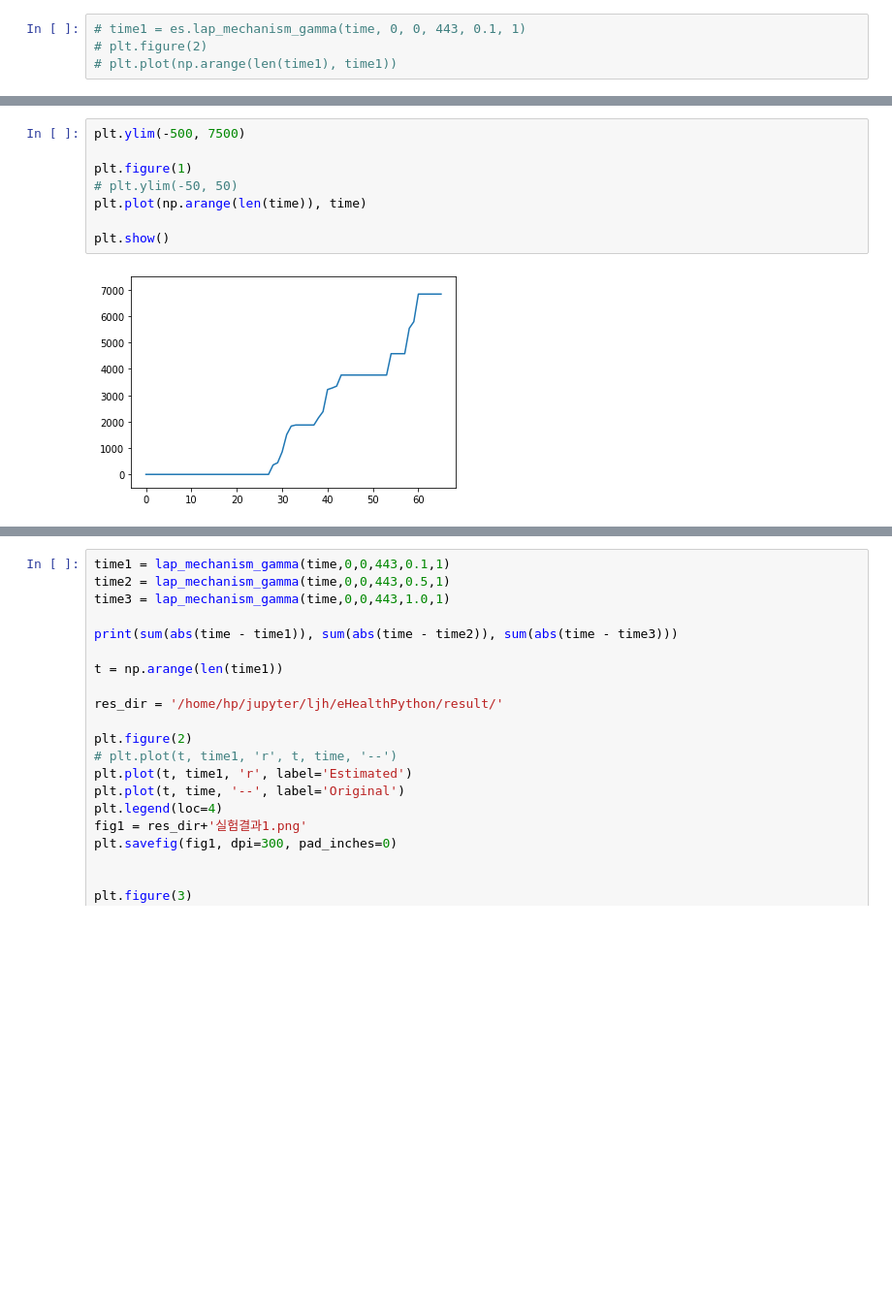
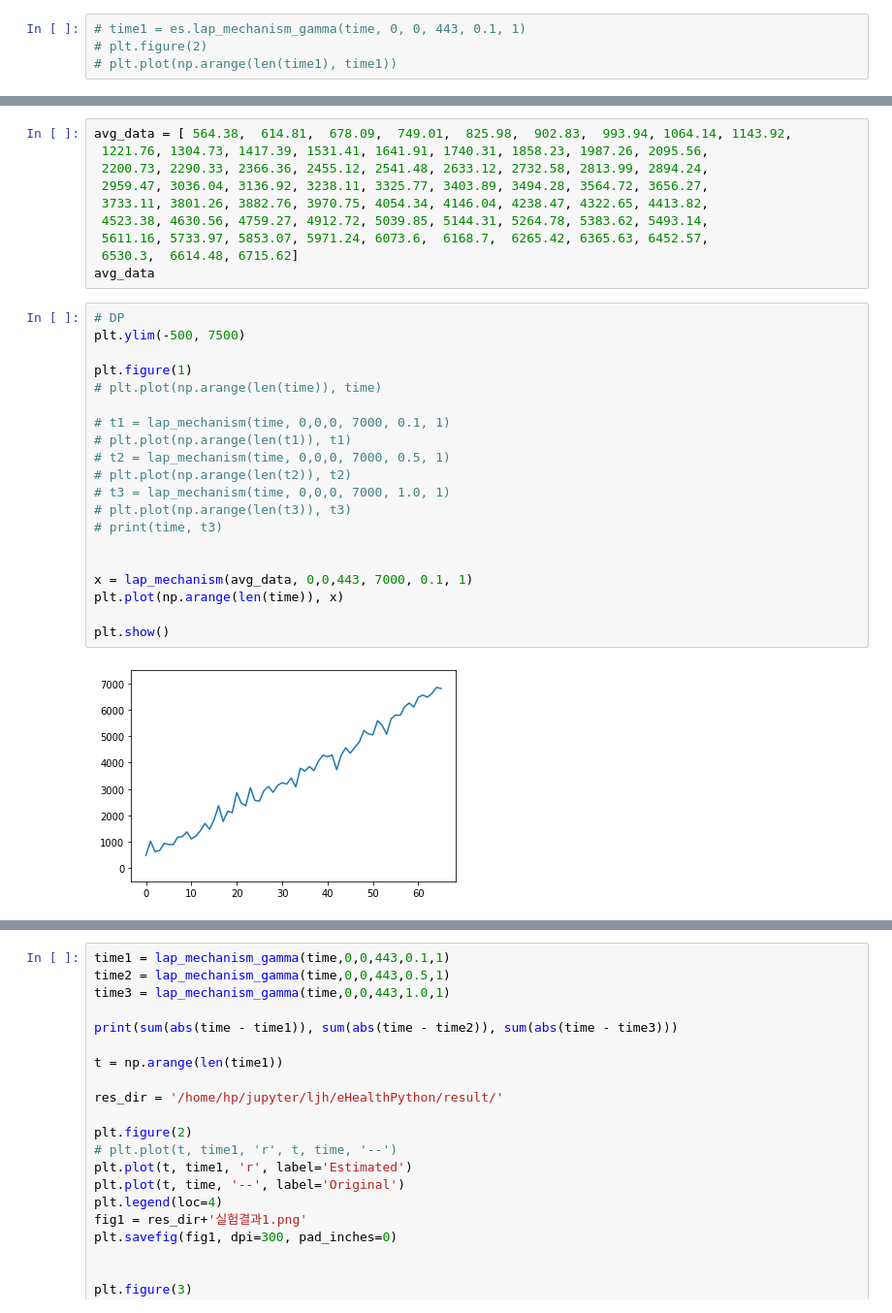
Before and after one commit to dlsrks1218/eHealthPython, a Jupyter notebook: proj/SalientPointDetection.ipynb, the cells around one changed output, grey strips where cells are left out. Shown at 97% size. Drawn from its saved outputs; the diff is of its cells as text; blank space fills up the shorter version.

```diff
--- a/proj/SalientPointDetection.ipynb
+++ b/proj/SalientPointDetection.ipynb
@@ -54,13 +77,35 @@ def lap_mechanism_gamma(original_data=[], loc=0, scale=0, people_num=0, epsil=0,
     noisy_data = np.array(original_data) + np.array(gamma_noise_list)
 
     return noisy_data
-# %%
-plt.ylim(-500, 7500)
-
-plt.figure(1)
-# plt.ylim(-50, 50)
-plt.plot(np.arange(len(time)), time)
-
-plt.show()
-# %% [output]
-[figure, removed]
+# %%
+avg_data = [ 564.38,  614.81,  678.09,  749.01,  825.98,  902.83,  993.94, 1064.14, 1143.92,
+ 1221.76, 1304.73, 1417.39, 1531.41, 1641.91, 1740.31, 1858.23, 1987.26, 2095.56,
+ 2200.73, 2290.33, 2366.36, 2455.12, 2541.48, 2633.12, 2732.58, 2813.99, 2894.24,
+ 2959.47, 3036.04, 3136.92, 3238.11, 3325.77, 3403.89, 3494.28, 3564.72, 3656.27,
+ 3733.11, 3801.26, 3882.76, 3970.75, 4054.34, 4146.04, 4238.47, 4322.65, 4413.82,
+ 4523.38, 4630.56, 4759.27, 4912.72, 5039.85, 5144.31, 5264.78, 5383.62, 5493.14,
+ 5611.16, 5733.97, 5853.07, 5971.24, 6073.6,  6168.7,  6265.42, 6365.63, 6452.57,
+ 6530.3,  6614.48, 6715.62]
+avg_data
+# %%
+# DP
+plt.ylim(-500, 7500)
+
+plt.figure(1)
+# plt.plot(np.arange(len(time)), time)
+
+# t1 = lap_mechanism(time, 0,0,0, 7000, 0.1, 1)
+# plt.plot(np.arange(len(t1)), t1)
+# t2 = lap_mechanism(time, 0,0,0, 7000, 0.5, 1)
+# plt.plot(np.arange(len(t2)), t2)
+# t3 = lap_mechanism(time, 0,0,0, 7000, 1.0, 1)
+# plt.plot(np.arange(len(t3)), t3)
+# print(time, t3)
+
+
+x = lap_mechanism(avg_data, 0,0,443, 7000, 0.1, 1)
+plt.plot(np.arange(len(time)), x)
+
+plt.show()
+# %% [output]
+[figure, added]
```
Also changed, not shown: parts of 4 cells of this notebook, 14 other files.
